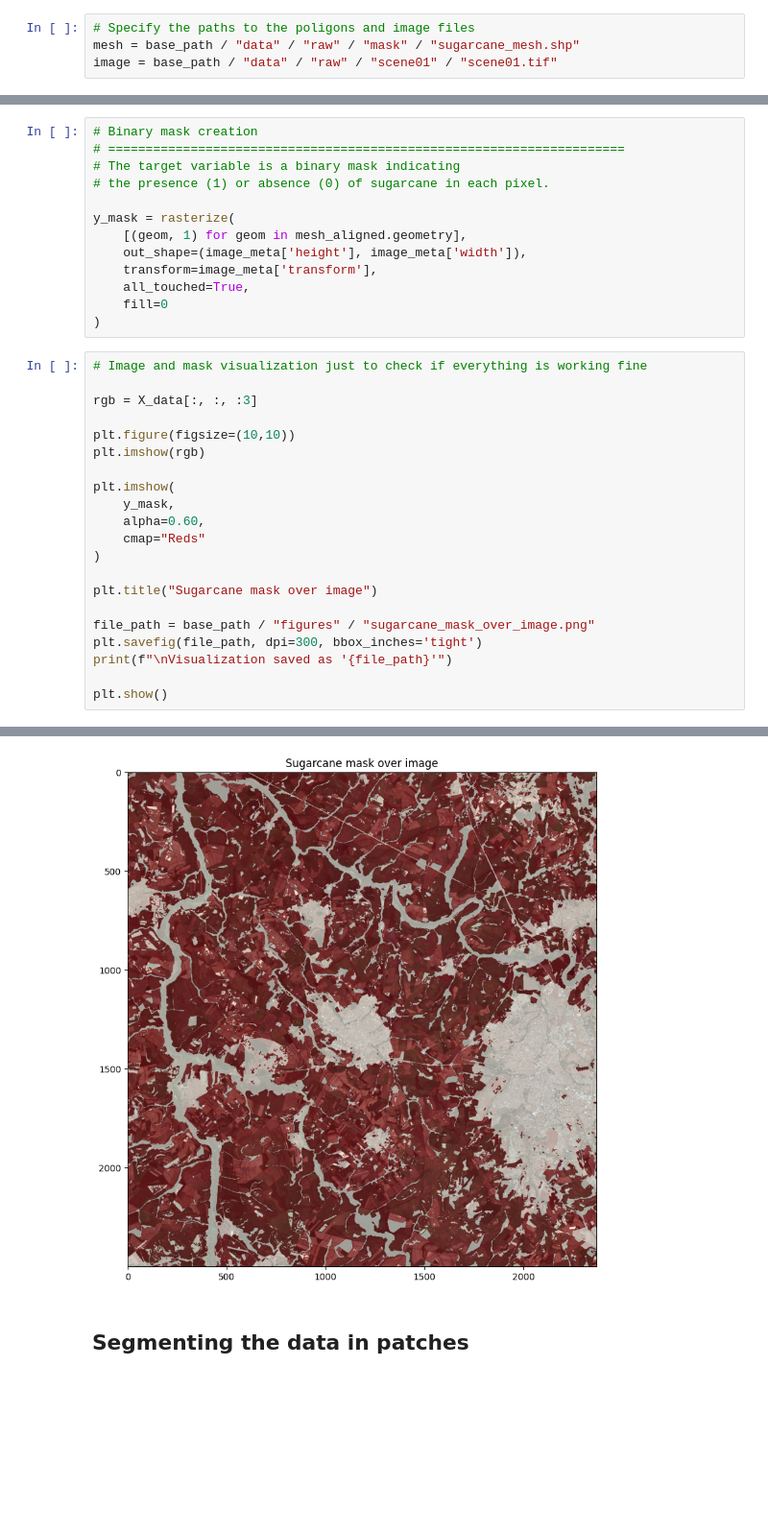
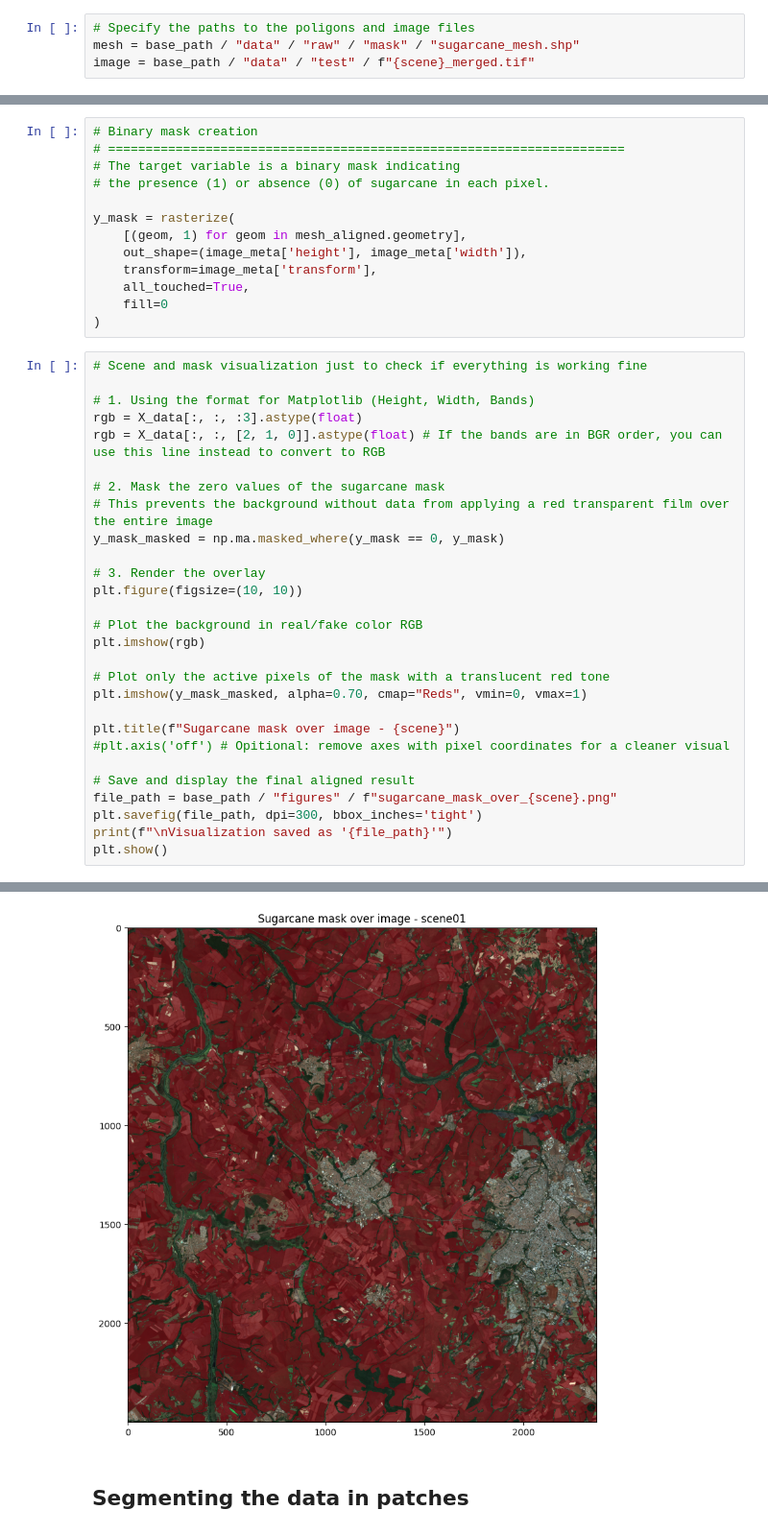
Before and after one commit to ferdesmello/spacesugar, a Jupyter notebook: preprocessing_test.ipynb, the cells around one changed output, grey strips where cells are left out. Shown at 96% size. Cells and saved outputs as stored; diff of their text form; blank space fills up the shorter version.

```diff
--- a/preprocessing_test.ipynb
+++ b/preprocessing_test.ipynb
@@ -91,7 +93,7 @@ PosixPath('/home/fdesmello/Git/spacesugar/data/raw/scene01/scene01.tif')
 # %%
 # Specify the paths to the poligons and image files
 mesh = base_path / "data" / "raw" / "mask" / "sugarcane_mesh.shp"
-image = base_path / "data" / "raw" / "scene01" / "scene01.tif"
+image = base_path / "data" / "test" / f"{scene}_merged.tif"
 # %%
 # Load sugarcane poligons map
 mesh_raw = gpd.read_file(mesh)
@@ -222,24 +224,31 @@ y_mask = rasterize(
     fill=0
 )
 # %%
-# Image and mask visualization just to check if everything is working fine
+# Scene and mask visualization just to check if everything is working fine
 
-rgb = X_data[:, :, :3]
+# 1. Using the format for Matplotlib (Height, Width, Bands)
+rgb = X_data[:, :, :3].astype(float)
+rgb = X_data[:, :, [2, 1, 0]].astype(float) # If the bands are in BGR order, you can use this line instead to convert to RGB
 
-plt.figure(figsize=(10,10))
+# 2. Mask the zero values of the sugarcane mask
+# This prevents the background without data from applying a red transparent film over the entire image
+y_mask_masked = np.ma.masked_where(y_mask == 0, y_mask)
+
+# 3. Render the overlay
+plt.figure(figsize=(10, 10))
+
+# Plot the background in real/fake color RGB
 plt.imshow(rgb)
 
-plt.imshow(
-    y_mask,
-    alpha=0.60,
-    cmap="Reds"
-)
+# Plot only the active pixels of the mask with a translucent red tone
+plt.imshow(y_mask_masked, alpha=0.70, cmap="Reds", vmin=0, vmax=1)
 
-plt.title("Sugarcane mask over image")
+plt.title(f"Sugarcane mask over image - {scene}")
+#plt.axis('off') # Opitional: remove axes with pixel coordinates for a cleaner visual
 
-file_path = base_path / "figures" / "sugarcane_mask_over_image.png"
+# Save and display the final aligned result
+file_path = base_path / "figures" / f"sugarcane_mask_over_{scene}.png"
 plt.savefig(file_path, dpi=300, bbox_inches='tight')
 print(f"\nVisualization saved as '{file_path}'")
-
 plt.show()
 # %% [output]
@@ -247,4 +256,4 @@ Visualization saved as '/home/fdesmello/Git/spacesugar/figures/sugarcane_mask_ov
-[figure, old version]
+[figure, new version]
 # %% [markdown]
 ## Segmenting the data in patches
 # %%
```
Also changed, not shown: parts of 10 cells of this notebook, 25 other files.
